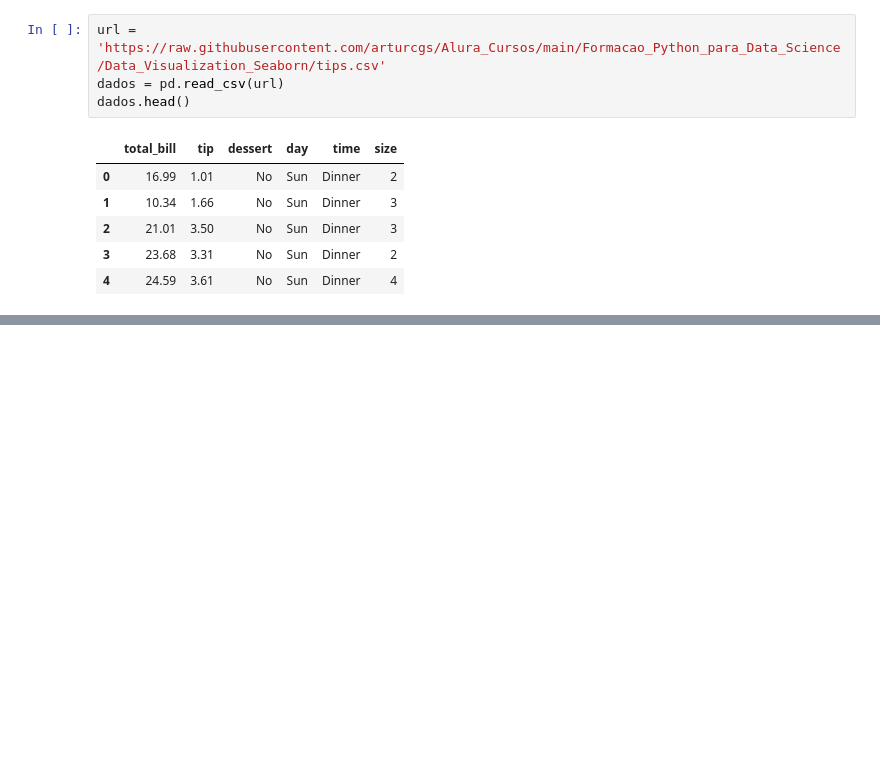
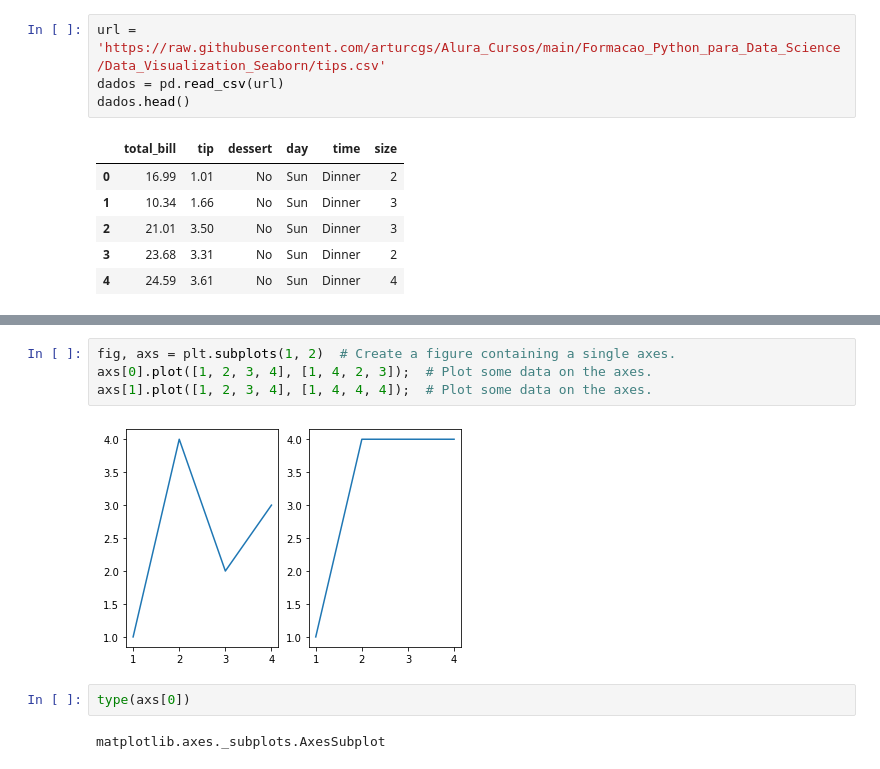
Before and after one commit to arturcgs/python_alura, a Jupyter notebook: Formacao_Python_para_Data_Science/Data_Visualization_Seaborn/Data_Vis_Seaborn.ipynb, the cells around one changed output, grey strips where cells are left out. Drawn from its saved outputs; the diff is of its cells as text; blank space fills up the shorter version.

```diff
--- a/Formacao_Python_para_Data_Science/Data_Visualization_Seaborn/Data_Vis_Seaborn.ipynb
+++ b/Formacao_Python_para_Data_Science/Data_Visualization_Seaborn/Data_Vis_Seaborn.ipynb
@@ -24,0 +127,10 @@ dados.head()
+# %%
+fig, axs = plt.subplots(1, 2)  # Create a figure containing a single axes.
+axs[0].plot([1, 2, 3, 4], [1, 4, 2, 3]);  # Plot some data on the axes.
+axs[1].plot([1, 2, 3, 4], [1, 4, 4, 4]);  # Plot some data on the axes.
+# %% [output]
+[figure, added]
+# %%
+type(axs[0])
+# %% [output]
+matplotlib.axes._subplots.AxesSubplot
```
Also changed, not shown: parts of 20 cells of this notebook.
